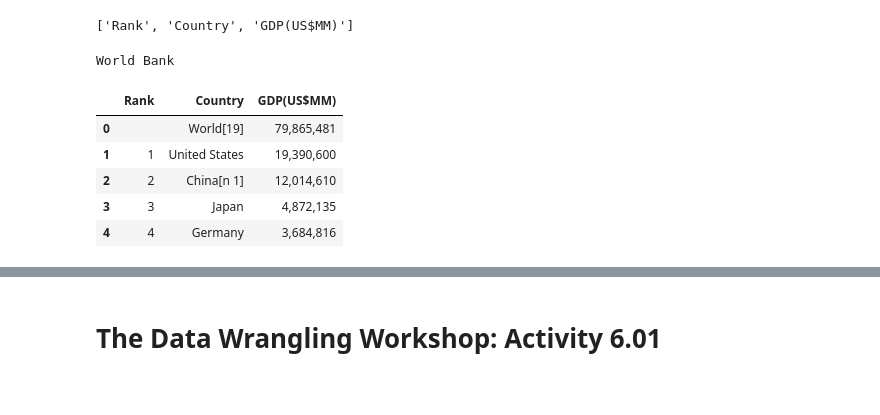
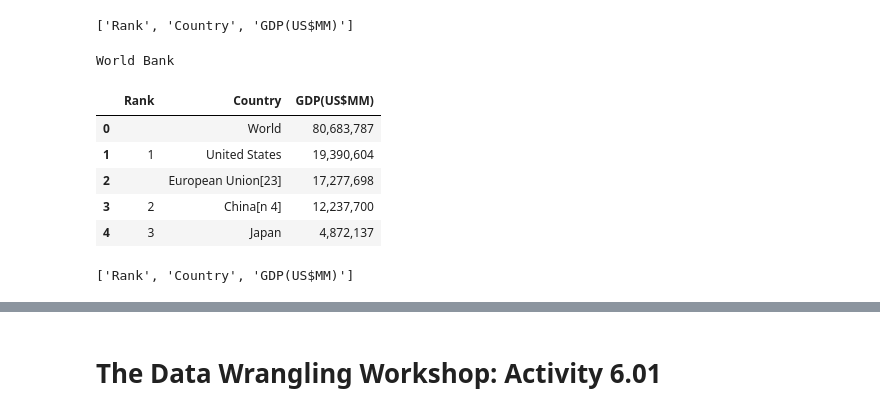
Before and after one commit to Matt-Heinen/DSC-540, a Jupyter notebook: Heinen DSC 540 Weeks 3 & 4.ipynb, the cells around one changed output, grey strips where cells are left out. Cells and saved outputs as stored; diff of their text form; code cells hidden in the pictures.

```diff
--- a/Heinen DSC 540 Weeks 3 & 4.ipynb
+++ b/Heinen DSC 540 Weeks 3 & 4.ipynb
@@ -634,20 +638,29 @@ def find_right_text(i, td):
         return td.text[index+1:].strip()
 # %%
 #find all of the td elements in rows 2 and assign to data_rows2
-# use get text and strip to retreve and clean whitespace.
-data_rows2 = [[td.get_text().strip() for td in tr.findAll('td')] for tr in rows2]
+# itterate through each tr element in rows2
+#for each td element found call find the right text passsing and index an the td element.
+data_rows2 = [[find_right_text(i, td) for i, td in enumerate(tr.findAll('td'))] for tr in rows2]
 # %%
 # Build data frme with data from data_rows2 and column names from header 2
 df2 = pd.DataFrame(data_rows2, columns=header2)
 # display source name and table
 # use index 1
 print(source_names[1])
-df1.head()
+df2.head()
 # %% [output]
 World Bank
 |  | Rank | Country | GDP(US$MM) |
-| 0 |  | World[19] | 79,865,481 |
-| 1 | 1 | United States | 19,390,600 |
-| 2 | 2 | China[n 1] | 12,014,610 |
-| 3 | 3 | Japan | 4,872,135 |
-| 4 | 4 | Germany | 3,684,816 |
+| 0 |  | World | 80,683,787 |
+| 1 | 1 | United States | 19,390,604 |
+| 2 |  | European Union[23] | 17,277,698 |
+| 3 | 2 | China[n 4] | 12,237,700 |
+| 4 | 3 | Japan | 4,872,137 |
+# %%
+# Find the headers in data tables (only the 3nd one (use index 2)
+# use gettext and strip methods to find each thread element in the 1 st table.
+header3 = [th.getText().strip() for th in data_tables[2][0].findAll('thead')[0].findAll('th')]
+# print headers.
+header3
+# %% [output]
+['Rank', 'Country', 'GDP(US$MM)']
```
Also changed, not shown: parts of 4 cells of this notebook.
